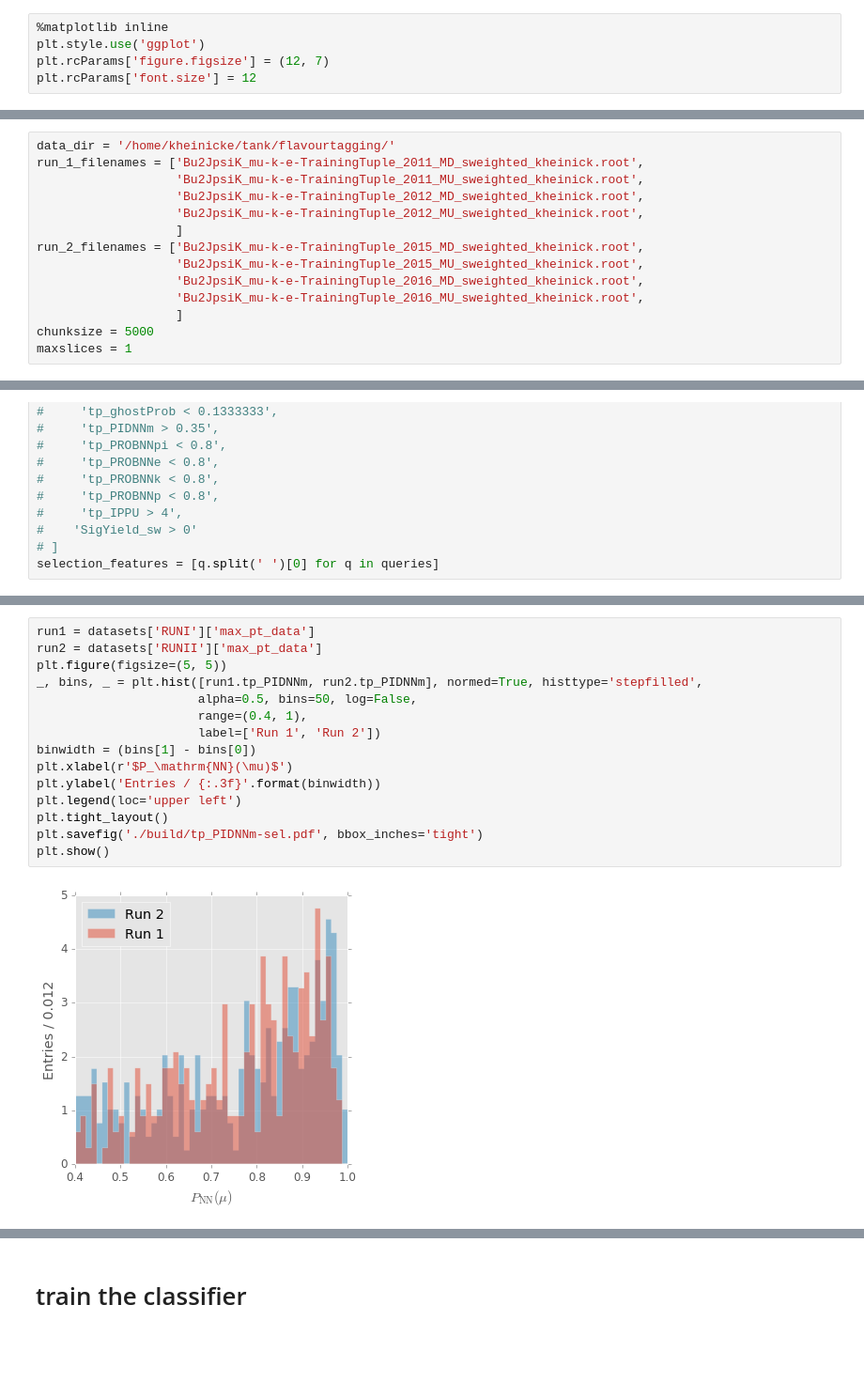
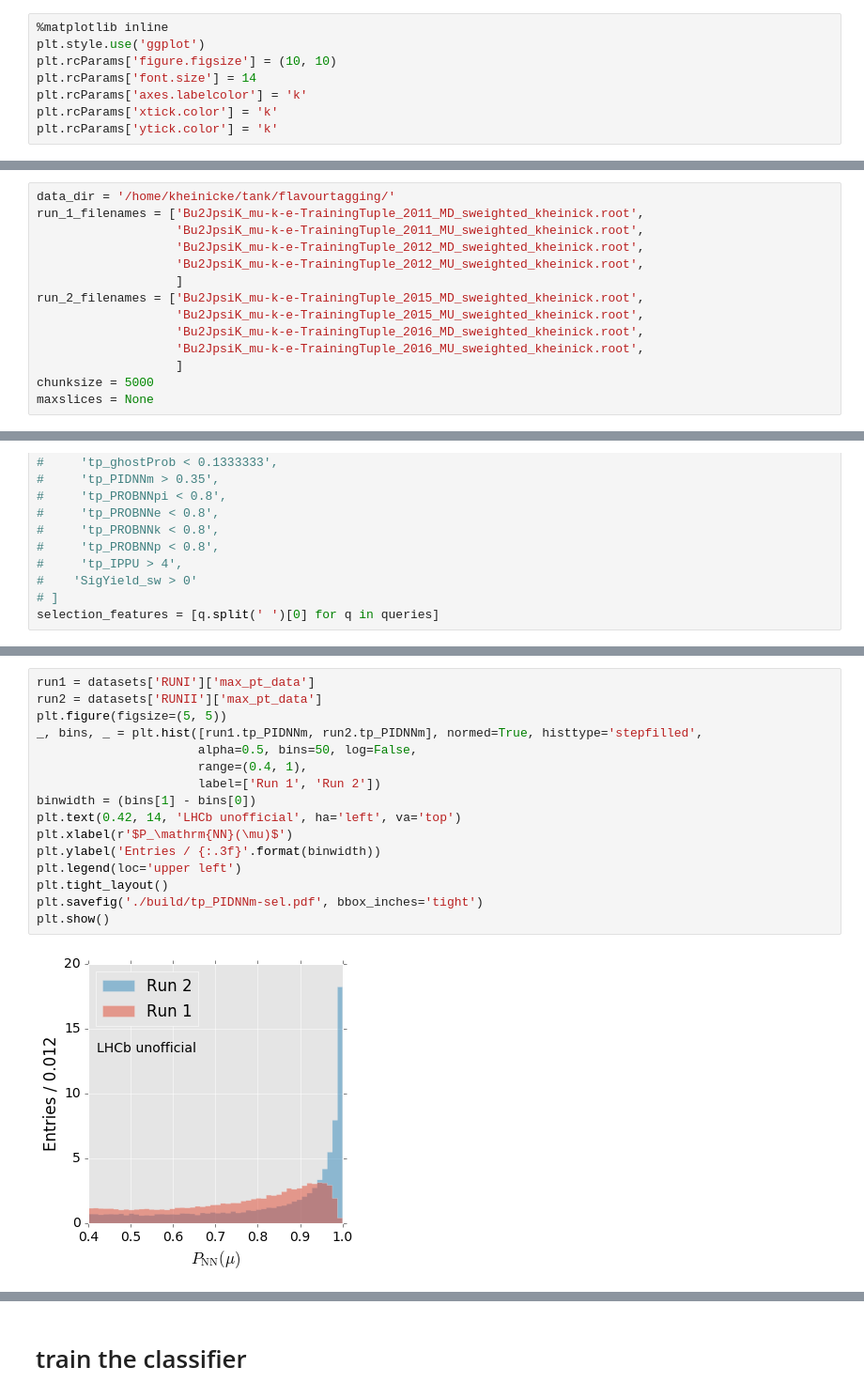
Before and after one commit to bixel/fttrainer, a Jupyter notebook: prototyping/muon-training.ipynb, the cells around one changed output, grey strips where cells are left out. Shown at 94% size. Cells and saved outputs as stored; diff of their text form; blank space fills up the shorter version.

```diff
--- a/prototyping/muon-training.ipynb
+++ b/prototyping/muon-training.ipynb
@@ -33,8 +35,11 @@ from scripts.calibration import PolynomialLogisticRegression
 # %%
 %matplotlib inline
 plt.style.use('ggplot')
-plt.rcParams['figure.figsize'] = (12, 7)
-plt.rcParams['font.size'] = 12
+plt.rcParams['figure.figsize'] = (10, 10)
+plt.rcParams['font.size'] = 14
+plt.rcParams['axes.labelcolor'] = 'k'
+plt.rcParams['xtick.color'] = 'k'
+plt.rcParams['ytick.color'] = 'k'
 # %% [markdown]
 # read and prepare dataset
 # %%
@@ -50,7 +55,7 @@ run_2_filenames = ['Bu2JpsiK_mu-k-e-TrainingTuple_2015_MD_sweighted_kheinick.roo
                    'Bu2JpsiK_mu-k-e-TrainingTuple_2016_MU_sweighted_kheinick.root',
                    ]
 chunksize = 5000
-maxslices = 1
+maxslices = None
 # %%
 datasets = OrderedDict([
     ('RUNI', {
@@ -196,20 +201,21 @@ RUNII:  ε:      7.0+/-0.4% (before 4968, after 349)
 # %%
 run1 = datasets['RUNI']['max_pt_data']
 run2 = datasets['RUNII']['max_pt_data']
 plt.figure(figsize=(5, 5))
 _, bins, _ = plt.hist([run1.tp_PIDNNm, run2.tp_PIDNNm], normed=True, histtype='stepfilled',
                       alpha=0.5, bins=50, log=False,
                       range=(0.4, 1),
                       label=['Run 1', 'Run 2'])
 binwidth = (bins[1] - bins[0])
+plt.text(0.42, 14, 'LHCb unofficial', ha='left', va='top')
 plt.xlabel(r'$P_\mathrm{NN}(\mu)$')
 plt.ylabel('Entries / {:.3f}'.format(binwidth))
 plt.legend(loc='upper left')
 plt.tight_layout()
 plt.savefig('./build/tp_PIDNNm-sel.pdf', bbox_inches='tight')
 plt.show()
 # %% [output]
-[figure, old version]
+[figure, new version]
 # %%
 plt.figure(figsize=(5, 5))
 _, bins, _ = plt.hist([run1.tp_mult, run2.tp_mult], normed=True, histtype='stepfilled',
```
Also changed, not shown: parts of 14 cells of this notebook, 5 other files.
